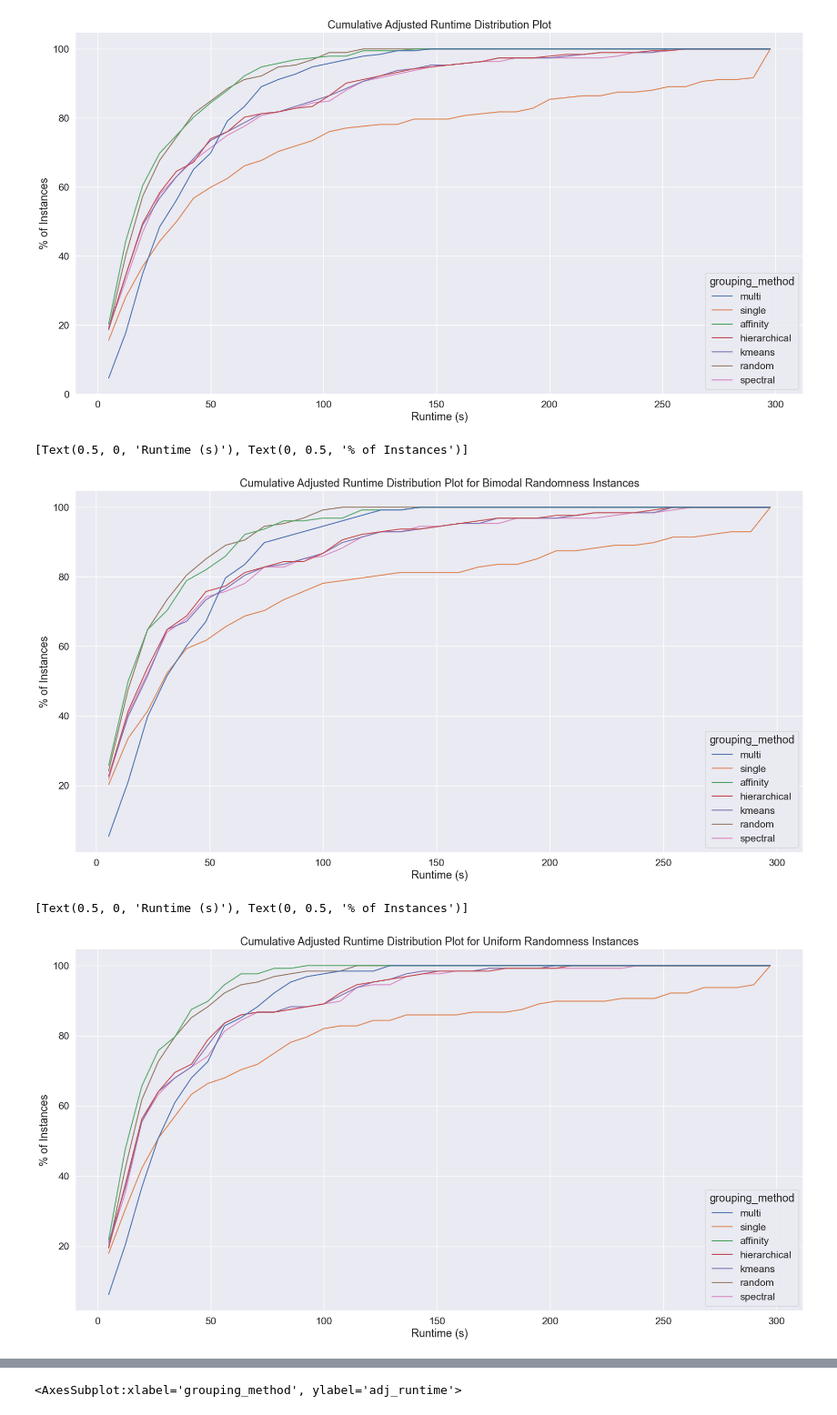
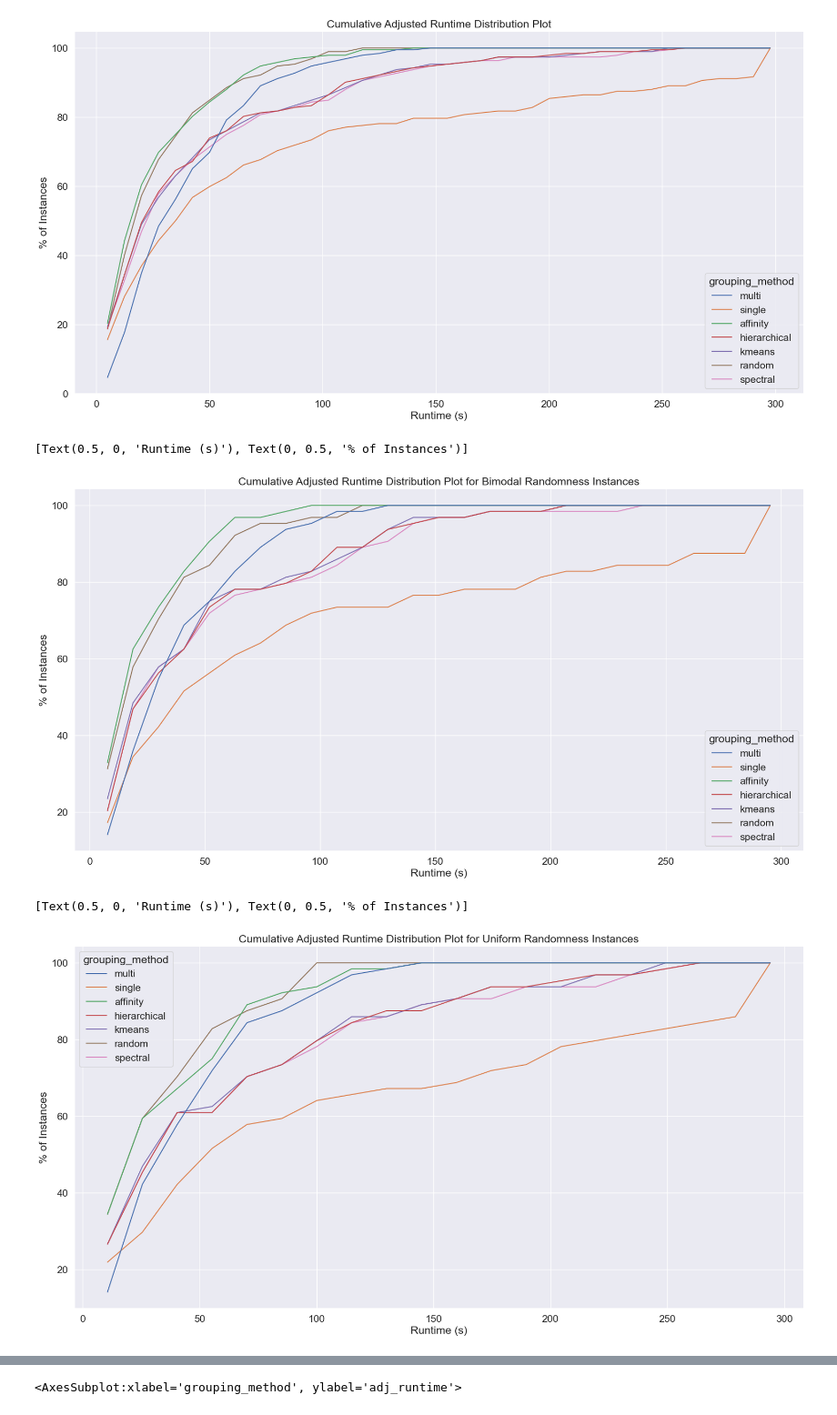
Before and after one commit to upadhyan/Clustering-in-Benders, a Jupyter notebook: notebooks/data_analysis.ipynb, the cells around one changed output, grey strips where cells are left out. Shown at 91% size. Drawn from its saved outputs; the diff is of its cells as text; code cells hidden in the pictures.

```diff
--- a/notebooks/data_analysis.ipynb
+++ b/notebooks/data_analysis.ipynb
@@ -84,7 +84,7 @@ plot.set(xlabel='Runtime (s)', ylabel='% of Instances')
 [Text(0.5, 0, 'Runtime (s)'), Text(0, 0.5, '% of Instances')]
 [figure]
 # %%
-subset = data[(data['cut_method'] != 'dropout') & (data['distribution'] != 'multipeak')]
+subset = data[(data['cut_method'] != 'dropout') & (data['distribution'] == 'multipeak')]
 
 fig, ax = plt.subplots()
 fig.set_size_inches(20,10)
@@ -96,19 +96,19 @@ plot.set(title='Cumulative Adjusted Runtime Distribution Plot for Bimodal Random
 plot.set(xlabel='Runtime (s)', ylabel='% of Instances')
 # %% [output]
 [Text(0.5, 0, 'Runtime (s)'), Text(0, 0.5, '% of Instances')]
-[figure, old version]
+[figure, new version]
 # %%
-subset = data[(data['cut_method'] != 'dropout') & (data['distribution'] != 'uniform')]
+subset = data[(data['cut_method'] != 'dropout') & (data['distribution'] == 'uniform')]
 
 fig, ax = plt.subplots()
 fig.set_size_inches(20,10)
 sns.set(font_scale=1.4)
 plot = sns.histplot(data = subset,x = 'adj_runtime',hue = 'grouping_method',
                     element='poly', fill = False, cumulative=True,
                     stat = "percent", common_norm=False, ax = ax)
 plot.set(title='Cumulative Adjusted Runtime Distribution Plot for Uniform Randomness Instances')
 plot.set(xlabel='Runtime (s)', ylabel='% of Instances')
 # %% [output]
 [Text(0.5, 0, 'Runtime (s)'), Text(0, 0.5, '% of Instances')]
-[figure, old version]
+[figure, new version]
 # %%
```
Also changed, not shown: parts of 8 cells of this notebook, 19 other files.
